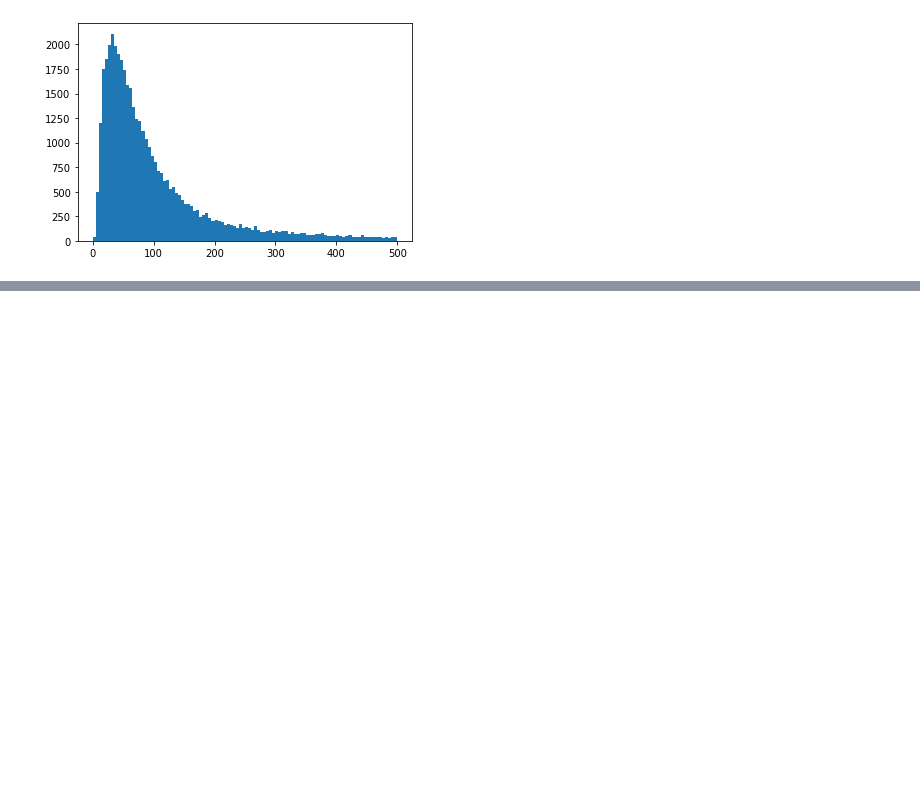
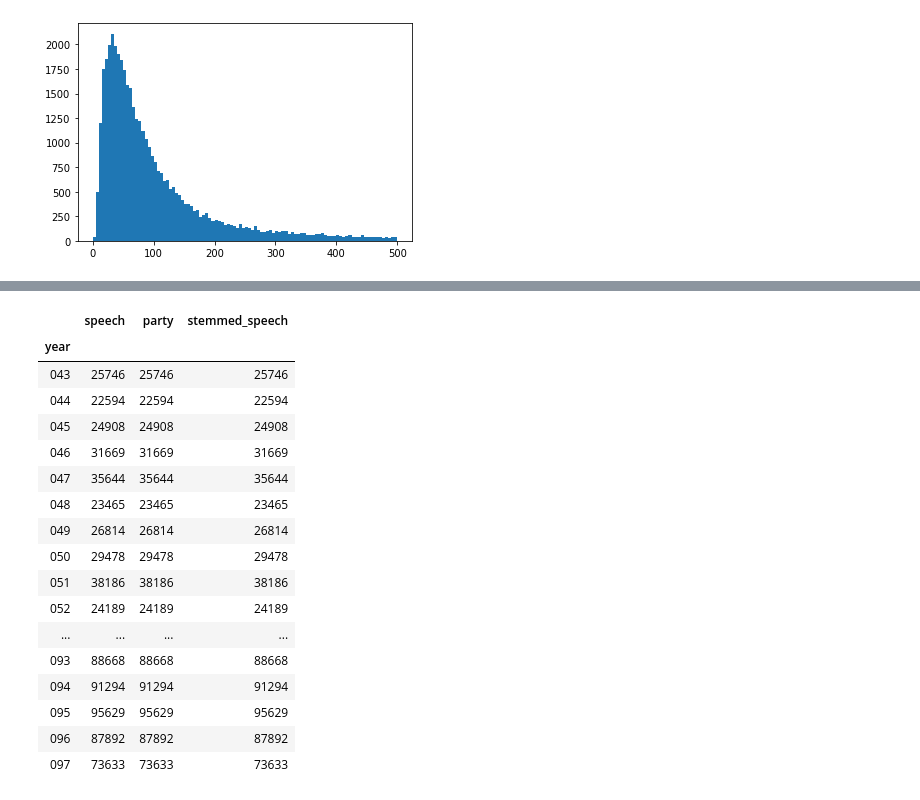
Before and after one commit to rostro36/Partisan-Responses, a Jupyter notebook: notebooks/partisanship_classification.ipynb, the cells around one changed output, grey strips where cells are left out. Cells and saved outputs as stored; diff of their text form; code cells hidden in the pictures; blank space fills up the shorter version.

```diff
--- a/notebooks/partisanship_classification.ipynb
+++ b/notebooks/partisanship_classification.ipynb
@@ -171,3 +171,5 @@ plt.hist(lens, bins=100, range=(0, 500))
         495., 500.]),
  <a list of 100 Patch objects>)
 [figure]
+# %%
+speeches = pd.read_pickle("../search_dataset_97.pkl")
@@ -173,0 +222,21 @@ plt.hist(lens, bins=100, range=(0, 500))
+# %%
+speeches.groupby(['year']).agg('count')
+# %% [output]
+|  | speech | party | stemmed_speech |
+| year |  |  |  |
+| 043 | 25746 | 25746 | 25746 |
+| 044 | 22594 | 22594 | 22594 |
+| 045 | 24908 | 24908 | 24908 |
+| 046 | 31669 | 31669 | 31669 |
+| 047 | 35644 | 35644 | 35644 |
+| 048 | 23465 | 23465 | 23465 |
+| 049 | 26814 | 26814 | 26814 |
+| 050 | 29478 | 29478 | 29478 |
+| 051 | 38186 | 38186 | 38186 |
+| 052 | 24189 | 24189 | 24189 |
+| ... | ... | ... | ... |
+| 093 | 88668 | 88668 | 88668 |
+| 094 | 91294 | 91294 | 91294 |
+| 095 | 95629 | 95629 | 95629 |
+| 096 | 87892 | 87892 | 87892 |
+| 097 | 73633 | 73633 | 73633 |
```
Also changed, not shown: parts of 16 cells of this notebook, 3 other files.
